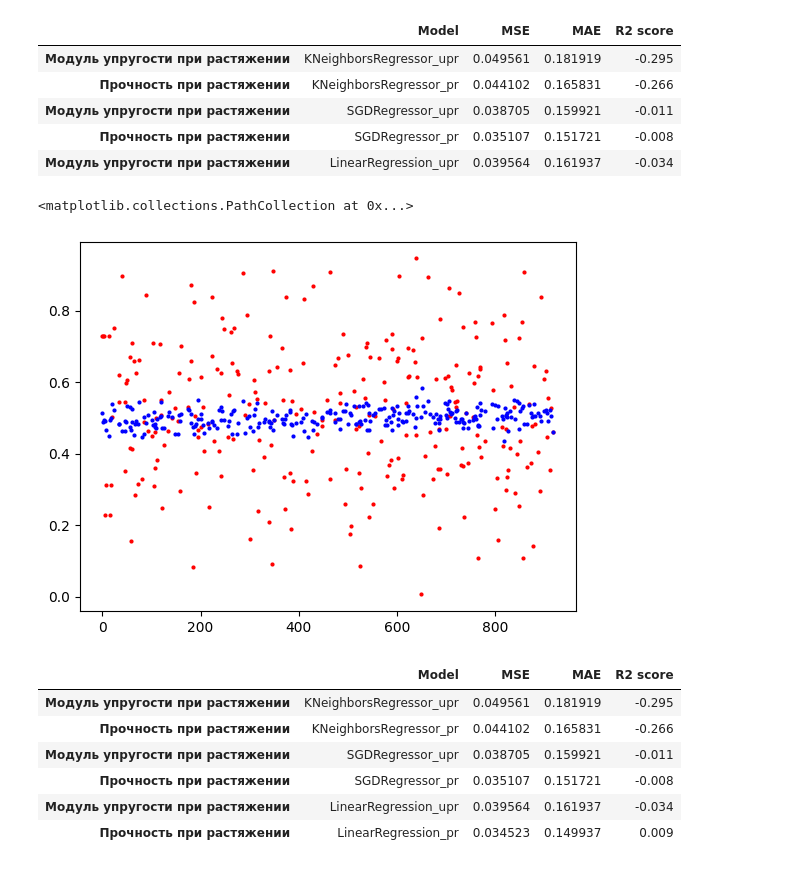
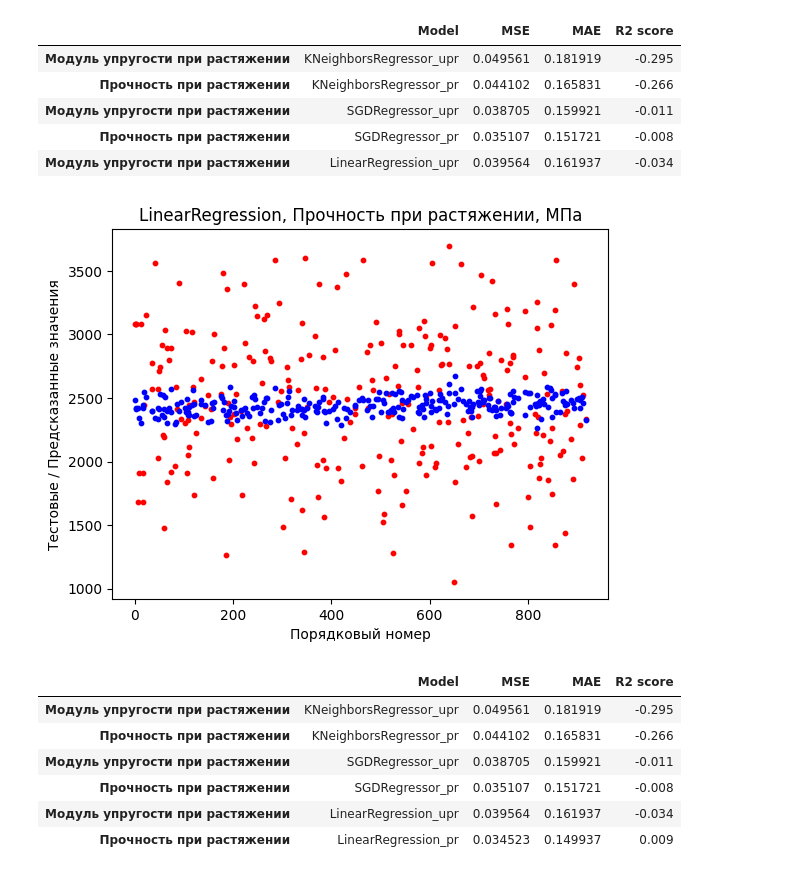
Before and after one commit to S7OV/CompoZit, a Jupyter notebook: VKR_model.ipynb, the cells around one changed output. Drawn from its saved outputs; the diff is of its cells as text; code cells hidden in the pictures.

```diff
--- a/VKR_model.ipynb
+++ b/VKR_model.ipynb
@@ -316,11 +317,14 @@ y_pred_2 = linear.predict(X_test_2)
 y_train_2_pred = linear.predict(X_train_2)
 # %%
 # Визуализация разброса предсказанных данных и тестовых данных
-plt.scatter(y_test_2.index, y_test_2, c = 'r', s = 4)
-plt.scatter(y_test_2.index, y_pred_2, c = 'b', s = 4)
+plt.scatter(y_test_2.index, min_max_scaler_2.inverse_transform(y_test_2), c = 'r', s = 10)
+plt.scatter(y_test_2.index, min_max_scaler_2.inverse_transform(y_pred_2), c = 'b', s = 10)
+plt.xlabel('Порядковый номер')
+plt.ylabel('Тестовые / Предсказанные значения')
+plt.title('LinearRegression, Прочность при растяжении, МПа')
+plt.show()
 # %% [output]
-<matplotlib.collections.PathCollection at 0x...>
-[figure, old version]
+[figure, new version]
 # %%
 y_pred_2_result = pd.DataFrame({
    'Model': 'LinearRegression_pr',
```
Also changed, not shown: parts of 8 cells of this notebook.
